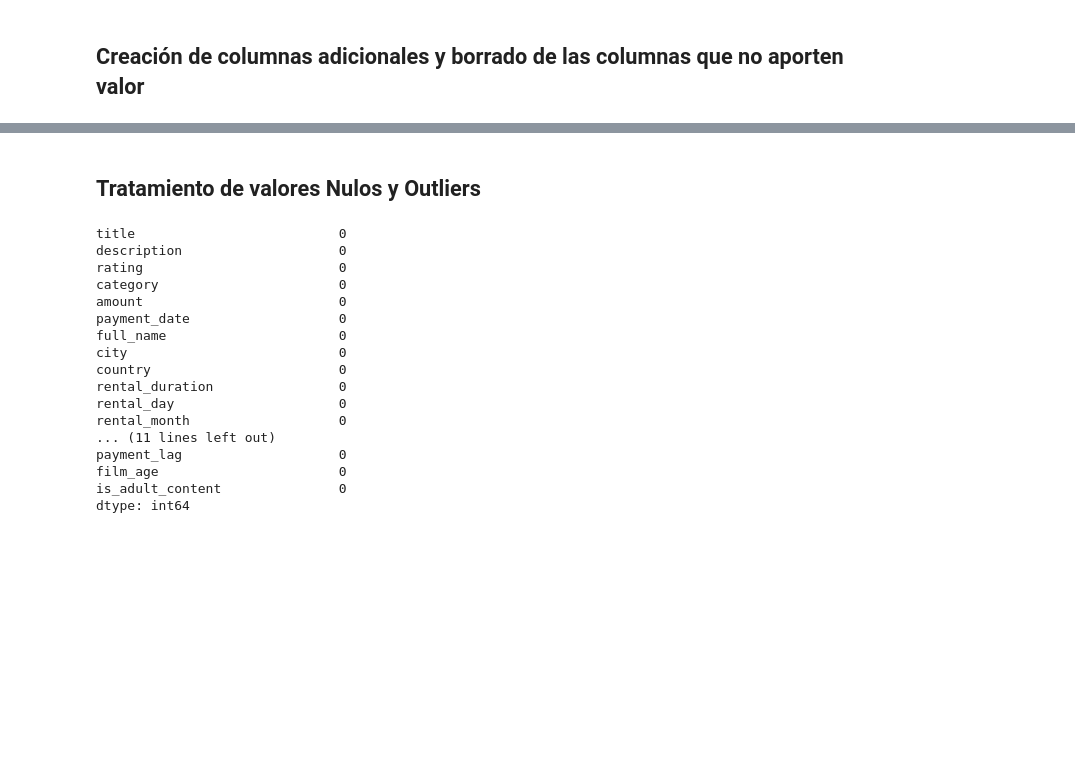
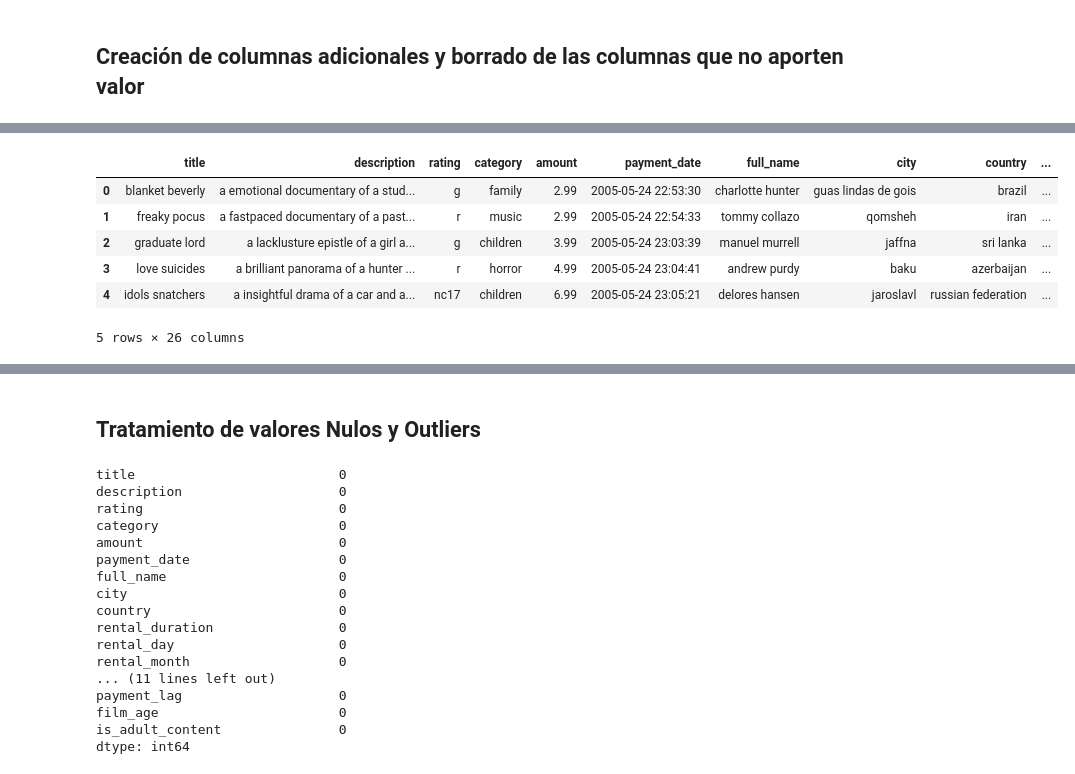
Before and after one commit to Bootcamp-DA-P2/Data-Automation-MySQL-Python-Excel-Grupo-4, a Jupyter notebook: notebooks/notebook-global-client-film.ipynb, the cells around one changed output, grey strips where cells are left out. Cells and saved outputs as stored; diff of their text form; code cells hidden in the pictures; blank space fills up the shorter version.

```diff
--- a/notebooks/notebook-global-client-film.ipynb
+++ b/notebooks/notebook-global-client-film.ipynb
@@ -111,9 +131,6 @@ He detectado que los nombres de las columnas, algunos están en mayúsculas y ot
 # %%
 df_clean.columns = df_clean.columns.str.lower().str.strip().str.replace(' ', '_')
 # %%
-# Normalización a tipo fecha
-date_columns = ['rental_date', 'return_date', 'payment_date']
-for col in date_columns:
-    df_clean[col] = pd.to_datetime(df_clean[col])
-
-df_clean.info()
+# Normalización a tipo fecha y string
+df_cleandf_clean = normalize_date_columns(df_clean)
+df_clean = normalize_string_columns(df_clean)
@@ -171,7 +190,7 @@ df_clean['return_hour_part_of_the_day'] = df_clean['return_hour'].apply(lambda x
 df_clean['payment_lag'] = df_clean['payment_date'].dt.day - df_clean['rental_date'].dt.day
 
 # Creación de la columna 'film_age' para indicar la antigüedad de la película desde su año de lanzamiento.
-df_clean['film_age'] = dt.datetime.now().year - df_clean['release_year']
+df_clean['film_age'] = dt.now().year - df_clean['release_year']
 
 # Creación de la columna 'is_adult_content' para indicar si la película es para adultos o no, basándonos en su clasificación por edades
 df_clean['is_adult_content'] = df_clean['rating'].apply(lambda x: 1 if x in ['R', 'NC-17'] else 0)
@@ -190,0 +199,10 @@ df_clean.head()
+# %%
+show_head(df_clean, 5)
+# %% [output]
+|  | title | description | rating | category | amount | payment_date | full_name | city | country | ... |
+| 0 | blanket beverly | a emotional documentary of a stud... | g | family | 2.99 | 2005-05-24 22:53:30 | charlotte hunter | guas lindas de gois | brazil | ... |
+| 1 | freaky pocus | a fastpaced documentary of a past... | r | music | 2.99 | 2005-05-24 22:54:33 | tommy collazo | qomsheh | iran | ... |
+| 2 | graduate lord | a lacklusture epistle of a girl a... | g | children | 3.99 | 2005-05-24 23:03:39 | manuel murrell | jaffna | sri lanka | ... |
+| 3 | love suicides | a brilliant panorama of a hunter ... | r | horror | 4.99 | 2005-05-24 23:04:41 | andrew purdy | baku | azerbaijan | ... |
+| 4 | idols snatchers | a insightful drama of a car and a... | nc17 | children | 6.99 | 2005-05-24 23:05:21 | delores hansen | jaroslavl | russian federation | ... |
+5 rows × 26 columns
```
Also changed, not shown: parts of 32 cells of this notebook, 1 other file.
